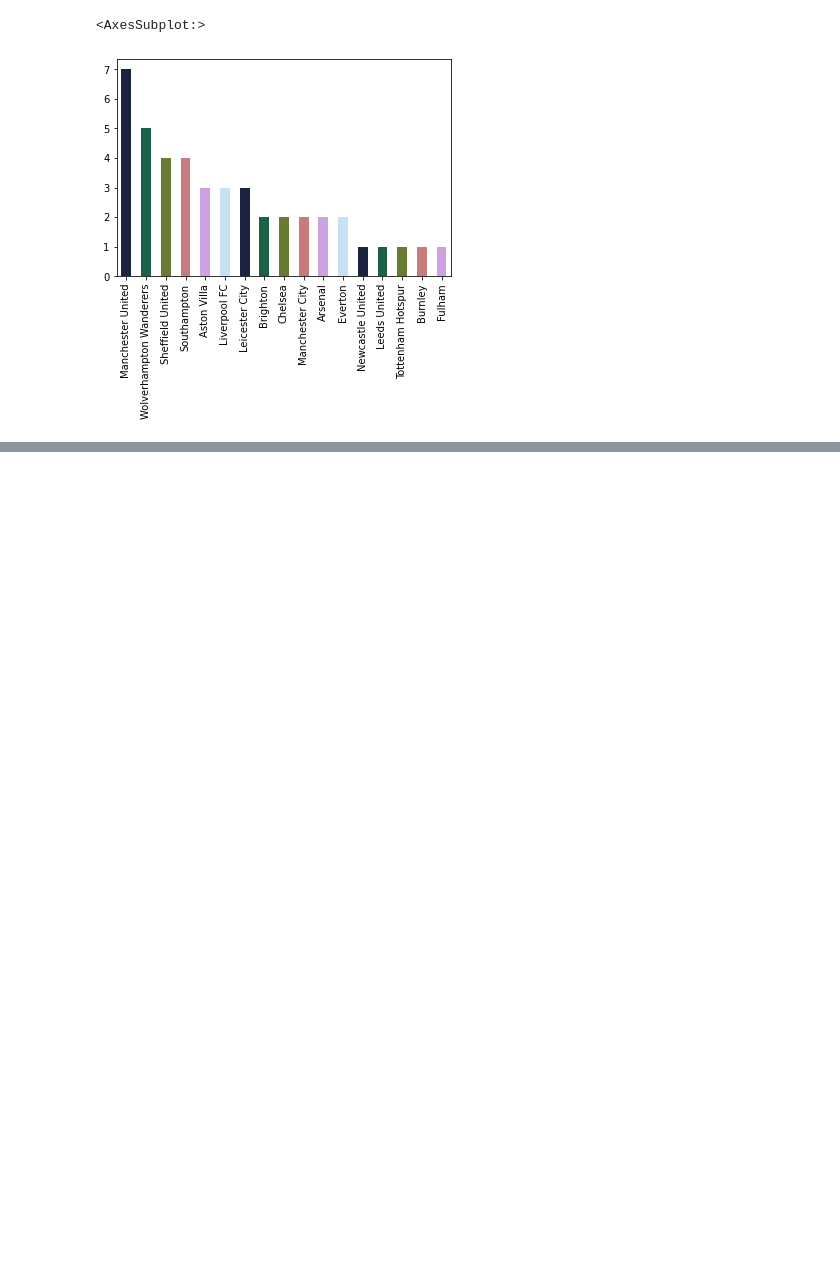
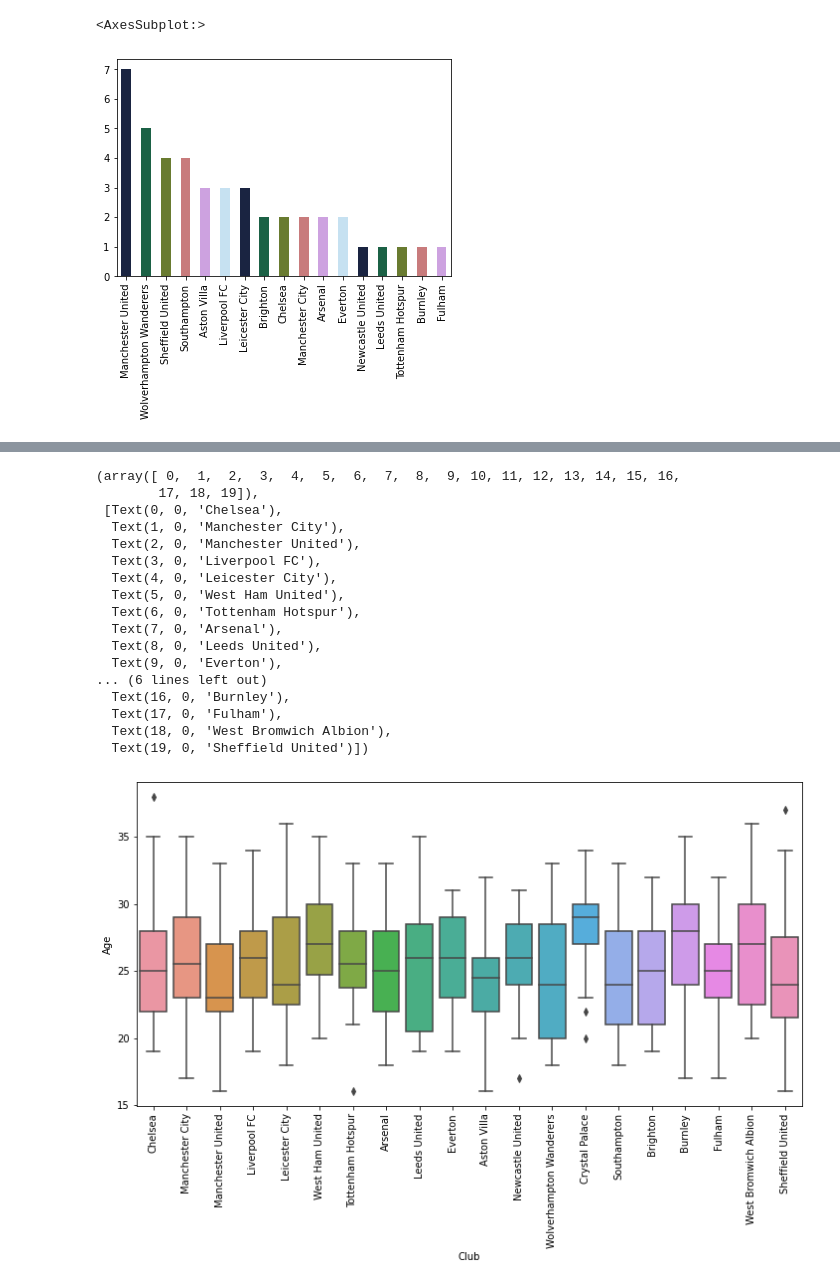
Before and after one commit to ishtiakrongon/PythonProject2-Exploratory_Data_Analysis_Using_Python, a Jupyter notebook: eda_on_football_data.ipynb, the cells around one changed output, grey strips where cells are left out. Saved outputs shown, nothing was run; the diff lists cells and outputs as text; code cells hidden in the pictures; blank space fills up the shorter version.

```diff
--- a/eda_on_football_data.ipynb
+++ b/eda_on_football_data.ipynb
@@ -230,0 +244,29 @@ players_under_20['Club'].value_counts().plot(
+# %%
+# Average age of players in each club
+
+plt.figure(figsize = (12, 6))
+sns.boxplot(
+    x = 'Club',
+    y = 'Age',
+    data = epl_df
+)
+plt.xticks(rotation = 90)
+# %% [output]
+(array([ 0,  1,  2,  3,  4,  5,  6,  7,  8,  9, 10, 11, 12, 13, 14, 15, 16,
+        17, 18, 19]),
+ [Text(0, 0, 'Chelsea'),
+  Text(1, 0, 'Manchester City'),
+  Text(2, 0, 'Manchester United'),
+  Text(3, 0, 'Liverpool FC'),
+  Text(4, 0, 'Leicester City'),
+  Text(5, 0, 'West Ham United'),
+  Text(6, 0, 'Tottenham Hotspur'),
+  Text(7, 0, 'Arsenal'),
+  Text(8, 0, 'Leeds United'),
+  Text(9, 0, 'Everton'),
+... (6 lines left out)
+  Text(16, 0, 'Burnley'),
+  Text(17, 0, 'Fulham'),
+  Text(18, 0, 'West Bromwich Albion'),
+  Text(19, 0, 'Sheffield United')])
+[figure, added]
```
Also changed, not shown: parts of 1 cell of this notebook.
